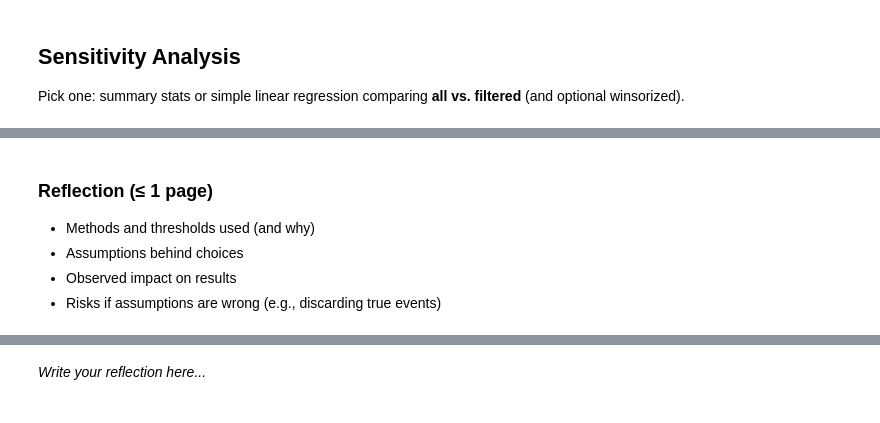
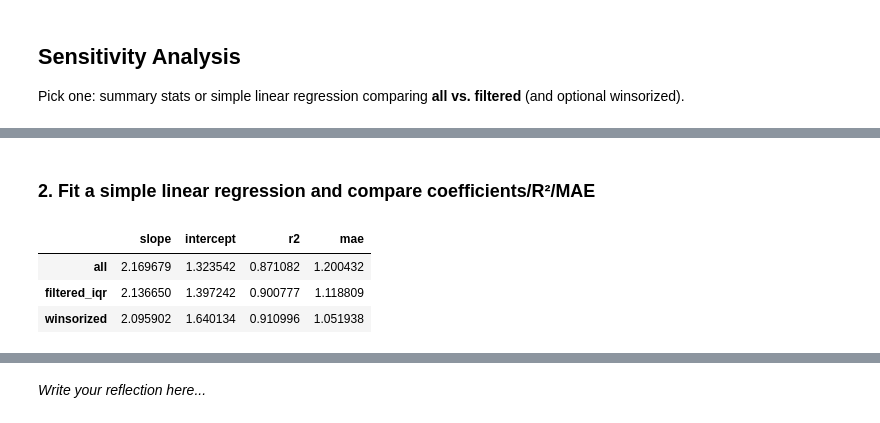
Before and after one commit to yuqingyan2003/bootcamp_Yuqing_Yan, a Jupyter notebook: homework/stage07_outliers-risk-assumptions/stage07_outliers-risk-assumptions_homework-starter.ipynb, the cells around one changed output, grey strips where cells are left out. Drawn from its saved outputs; the diff is of its cells as text; code cells hidden in the pictures.

```diff
--- a/homework/stage07_outliers-risk-assumptions/stage07_outliers-risk-assumptions_homework-starter.ipynb
+++ b/homework/stage07_outliers-risk-assumptions/stage07_outliers-risk-assumptions_homework-starter.ipynb
@@ -176,6 +230,65 @@ else:
-# %% [markdown]
-### Reflection (≤ 1 page)
-- Methods and thresholds used (and why)
-- Assumptions behind choices
-- Observed impact on results
-- Risks if assumptions are wrong (e.g., discarding true events)
+# %% [markdown]
+### 2. Fit a simple linear regression and compare coefficients/R²/MAE
+# %%
+from sklearn.linear_model import LinearRegression
+from sklearn.metrics import mean_absolute_error, r2_score
+
+# If you have an 'x' column, do regression
+if 'x' in df.columns:
+    # All data
+    X_all = df[['x']].to_numpy()
+    y_all = df[target_col].to_numpy()
+    model_all = LinearRegression().fit(X_all, y_all)
+    y_pred_all = model_all.predict(X_all)
+    r2_all = r2_score(y_all, y_pred_all)
+    mae_all = mean_absolute_error(y_all, y_pred_all)
+
+    # No outliers
+    df_no_outliers = df.loc[~df['outlier_iqr']]
+    X_no_out = df_no_outliers[['x']].to_numpy()
+    y_no_out = df_no_outliers[target_col].to_numpy()
+    model_no_out = LinearRegression().fit(X_no_out, y_no_out)
+    y_pred_no_out = model_no_out.predict(X_no_out)
+    r2_no_out = r2_score(y_no_out, y_pred_no_out)
+    mae_no_out = mean_absolute_error(y_no_out, y_pred_no_out)
+
+    # Optionally, winsorized
+    results = {
+        'all': {
+            'slope': model_all.coef_[0],
+            'intercept': model_all.intercept_,
+            'r2': r2_all,
+            'mae': mae_all
+        },
+        'filtered_iqr': {
+            'slope': model_no_out.coef_[0],
+            'intercept': model_no_out.intercept_,
+            'r2': r2_no_out,
+            'mae': mae_no_out
+        }
+    }
+    if 'winsorize_series' in globals():
+        winsorized = winsorize_series(df[target_col])
+        X_win = df[['x']].to_numpy()
+        y_win = winsorized.to_numpy()
+        model_win = LinearRegression().fit(X_win, y_win)
+        y_pred_win = model_win.predict(X_win)
+        r2_win = r2_score(y_win, y_pred_win)
+        mae_win = mean_absolute_error(y_win, y_pred_win)
+        results['winsorized'] = {
+            'slope': model_win.coef_[0],
+            'intercept': model_win.intercept_,
+            'r2': r2_win,
+            'mae': mae_win
+        }
+
+    # Display results
+    results_df = pd.DataFrame(results).T
+    display(results_df)
+else:
+    print("No 'x' column for regression.")
+# %% [output]
+|  | slope | intercept | r2 | mae |
+| all | 2.169679 | 1.323542 | 0.871082 | 1.200432 |
+| filtered_iqr | 2.136650 | 1.397242 | 0.900777 | 1.118809 |
+| winsorized | 2.095902 | 1.640134 | 0.910996 | 1.051938 |
```
Also changed, not shown: parts of 14 cells of this notebook, 4 other files.
